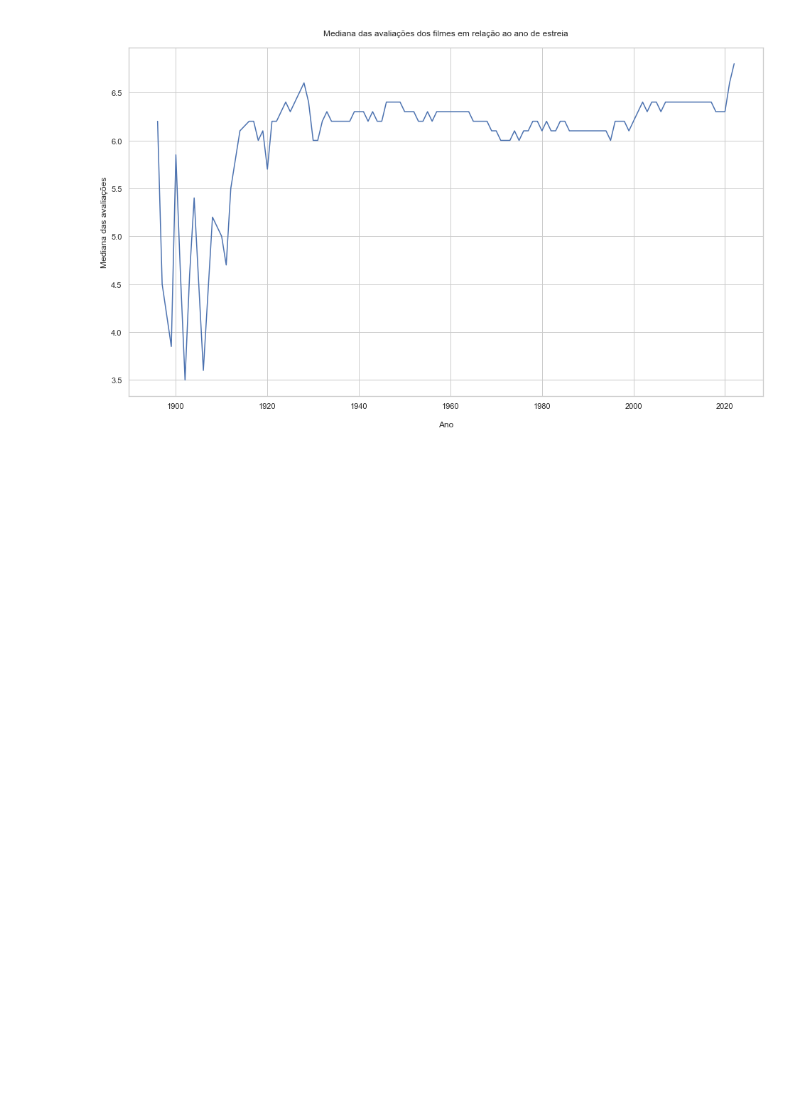
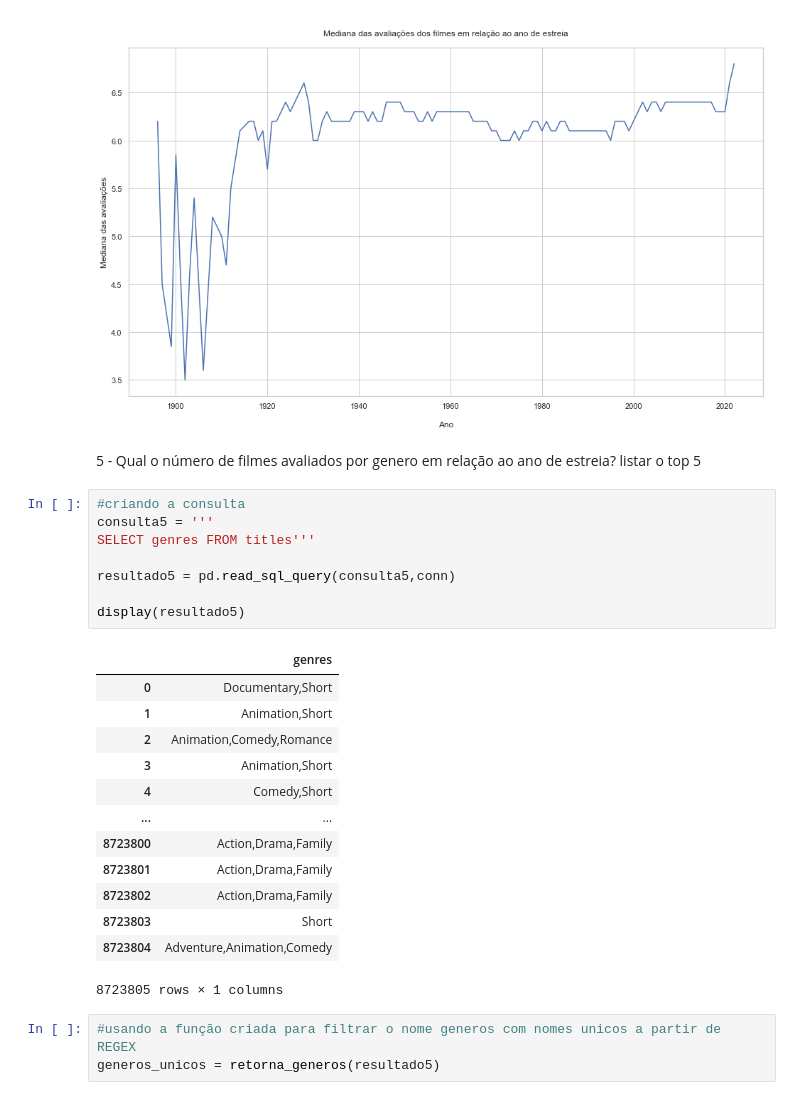
Before and after one commit to BrunoOMelo/Project01-PythonAnalytics, a Jupyter notebook: project_analytics.ipynb, the cells around one changed output. Saved outputs shown, nothing was run; the diff lists cells and outputs as text; blank space fills up the shorter version.

```diff
--- a/project_analytics.ipynb
+++ b/project_analytics.ipynb
@@ -680,3 +680,31 @@ plt.show
 # %% [output]
 <function matplotlib.pyplot.show(close=None, block=None)>
 [figure]
+# %% [markdown]
+5 - Qual o número de filmes avaliados por genero em relação ao ano de estreia?
+listar o top 5
+# %%
+#criando a consulta
+consulta5 = '''
+SELECT genres FROM titles'''
+
+resultado5 = pd.read_sql_query(consulta5,conn)
+
+display(resultado5)
+# %% [output]
+|  | genres |
+| 0 | Documentary,Short |
+| 1 | Animation,Short |
+| 2 | Animation,Comedy,Romance |
+| 3 | Animation,Short |
+| 4 | Comedy,Short |
+| ... | ... |
+| 8723800 | Action,Drama,Family |
+| 8723801 | Action,Drama,Family |
+| 8723802 | Action,Drama,Family |
+| 8723803 | Short |
+| 8723804 | Adventure,Animation,Comedy |
+8723805 rows × 1 columns
+# %%
+#usando a função criada para filtrar o nome generos com nomes unicos a partir de REGEX
+generos_unicos = retorna_generos(resultado5)
```
Also changed, not shown: parts of 4 cells of this notebook.
